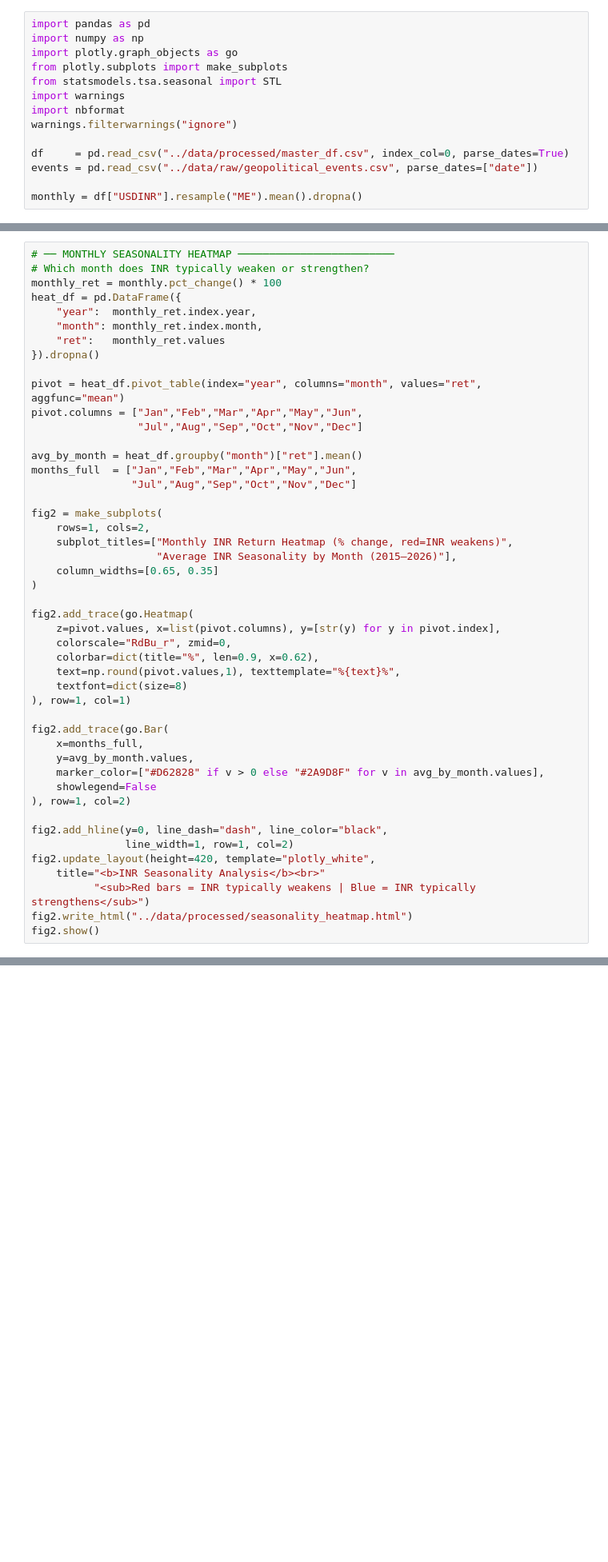
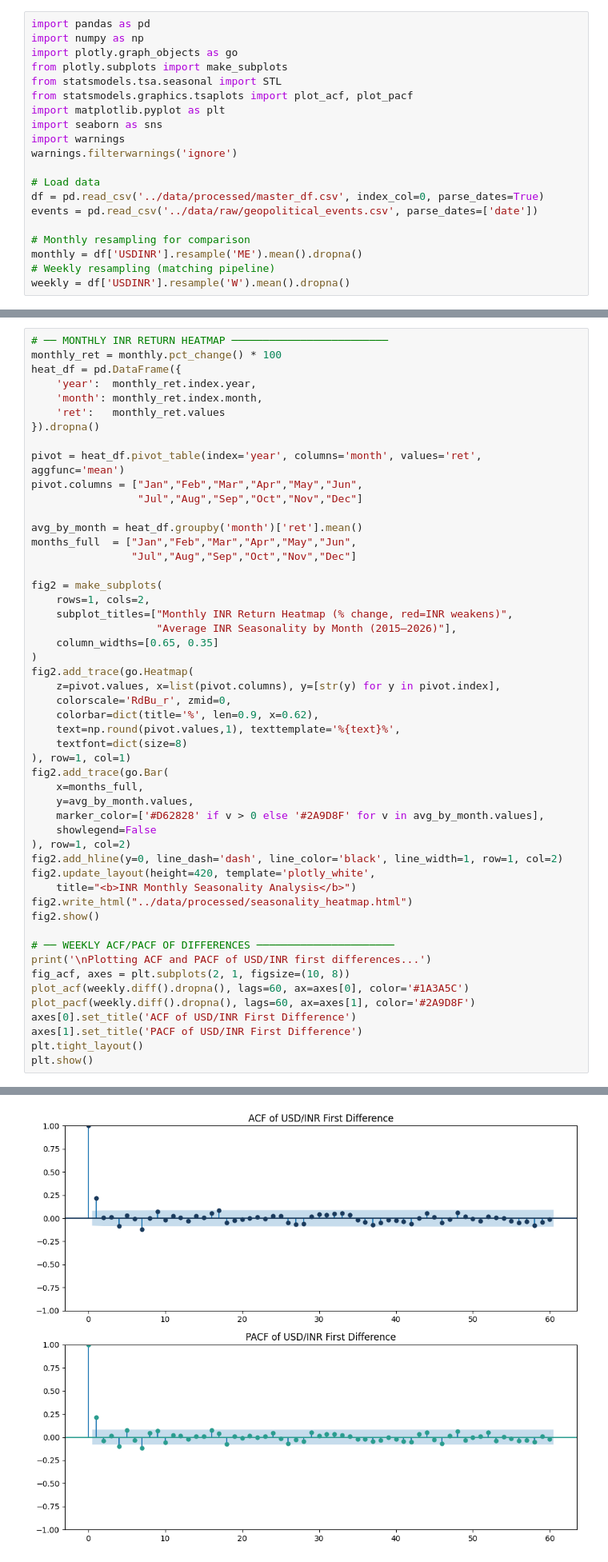
Before and after one commit to srishti7103/RupeeRisk, a Jupyter notebook: notebooks/02b_seasonal_analysis.ipynb, the cells around one changed output, grey strips where cells are left out. Shown at 80% size. Drawn from its saved outputs; the diff is of its cells as text; blank space fills up the shorter version.

```diff
--- a/notebooks/02b_seasonal_analysis.ipynb
+++ b/notebooks/02b_seasonal_analysis.ipynb
@@ -4,12 +4,18 @@ import numpy as np
 import plotly.graph_objects as go
 from plotly.subplots import make_subplots
 from statsmodels.tsa.seasonal import STL
+from statsmodels.graphics.tsaplots import plot_acf, plot_pacf
+import matplotlib.pyplot as plt
+import seaborn as sns
 import warnings
-import nbformat
-warnings.filterwarnings("ignore")
+warnings.filterwarnings('ignore')
 
-df     = pd.read_csv("../data/processed/master_df.csv", index_col=0, parse_dates=True)
-events = pd.read_csv("../data/raw/geopolitical_events.csv", parse_dates=["date"])
+# Load data
+df = pd.read_csv('../data/processed/master_df.csv', index_col=0, parse_dates=True)
+events = pd.read_csv('../data/raw/geopolitical_events.csv', parse_dates=['date'])
 
-monthly = df["USDINR"].resample("ME").mean().dropna()
+# Monthly resampling for comparison
+monthly = df['USDINR'].resample('ME').mean().dropna()
+# Weekly resampling (matching pipeline)
+weekly = df['USDINR'].resample('W').mean().dropna()
 # %%
@@ -50,20 +56,19 @@ fig.update_layout(
 fig.write_html("../data/processed/stl_decomposition.html")
 fig.show()
 # %%
-# ── MONTHLY SEASONALITY HEATMAP ─────────────────────────
-# Which month does INR typically weaken or strengthen?
+# ── MONTHLY INR RETURN HEATMAP ─────────────────────────
 monthly_ret = monthly.pct_change() * 100
 heat_df = pd.DataFrame({
-    "year":  monthly_ret.index.year,
-    "month": monthly_ret.index.month,
-    "ret":   monthly_ret.values
+    'year':  monthly_ret.index.year,
+    'month': monthly_ret.index.month,
+    'ret':   monthly_ret.values
 }).dropna()
 
-pivot = heat_df.pivot_table(index="year", columns="month", values="ret", aggfunc="mean")
+pivot = heat_df.pivot_table(index='year', columns='month', values='ret', aggfunc='mean')
 pivot.columns = ["Jan","Feb","Mar","Apr","May","Jun",
                  "Jul","Aug","Sep","Oct","Nov","Dec"]
 
-avg_by_month = heat_df.groupby("month")["ret"].mean()
+avg_by_month = heat_df.groupby('month')['ret'].mean()
 months_full  = ["Jan","Feb","Mar","Apr","May","Jun",
                 "Jul","Aug","Sep","Oct","Nov","Dec"]
 
@@ -73,26 +78,32 @@ fig2 = make_subplots(
                     "Average INR Seasonality by Month (2015–2026)"],
     column_widths=[0.65, 0.35]
 )
-
 fig2.add_trace(go.Heatmap(
     z=pivot.values, x=list(pivot.columns), y=[str(y) for y in pivot.index],
-    colorscale="RdBu_r", zmid=0,
-    colorbar=dict(title="%", len=0.9, x=0.62),
-    text=np.round(pivot.values,1), texttemplate="%{text}%",
+    colorscale='RdBu_r', zmid=0,
+    colorbar=dict(title='%', len=0.9, x=0.62),
+    text=np.round(pivot.values,1), texttemplate='%{text}%',
     textfont=dict(size=8)
 ), row=1, col=1)
-
 fig2.add_trace(go.Bar(
     x=months_full,
     y=avg_by_month.values,
-    marker_color=["#D62828" if v > 0 else "#2A9D8F" for v in avg_by_month.values],
+    marker_color=['#D62828' if v > 0 else '#2A9D8F' for v in avg_by_month.values],
     showlegend=False
 ), row=1, col=2)
-
-fig2.add_hline(y=0, line_dash="dash", line_color="black",
-               line_width=1, row=1, col=2)
-fig2.update_layout(height=420, template="plotly_white",
-    title="<b>INR Seasonality Analysis</b><br>"
-          "<sub>Red bars = INR typically weakens | Blue = INR typically strengthens</sub>")
+fig2.add_hline(y=0, line_dash='dash', line_color='black', line_width=1, row=1, col=2)
+fig2.update_layout(height=420, template='plotly_white',
+    title="<b>INR Monthly Seasonality Analysis</b>")
 fig2.write_html("../data/processed/seasonality_heatmap.html")
 fig2.show()
+
+# ── WEEKLY ACF/PACF OF DIFFERENCES ──────────────────────
+print('\nPlotting ACF and PACF of USD/INR first differences...')
+fig_acf, axes = plt.subplots(2, 1, figsize=(10, 8))
+plot_acf(weekly.diff().dropna(), lags=60, ax=axes[0], color='#1A3A5C')
+plot_pacf(weekly.diff().dropna(), lags=60, ax=axes[1], color='#2A9D8F')
+axes[0].set_title('ACF of USD/INR First Difference')
+axes[1].set_title('PACF of USD/INR First Difference')
+plt.tight_layout()
+plt.show()
+# %% [output]
@@ -99 +111,2 @@ fig2.show()
+[figure, added]
 # %%
```
Also changed, not shown: parts of 3 cells of this notebook, 5 other files.
